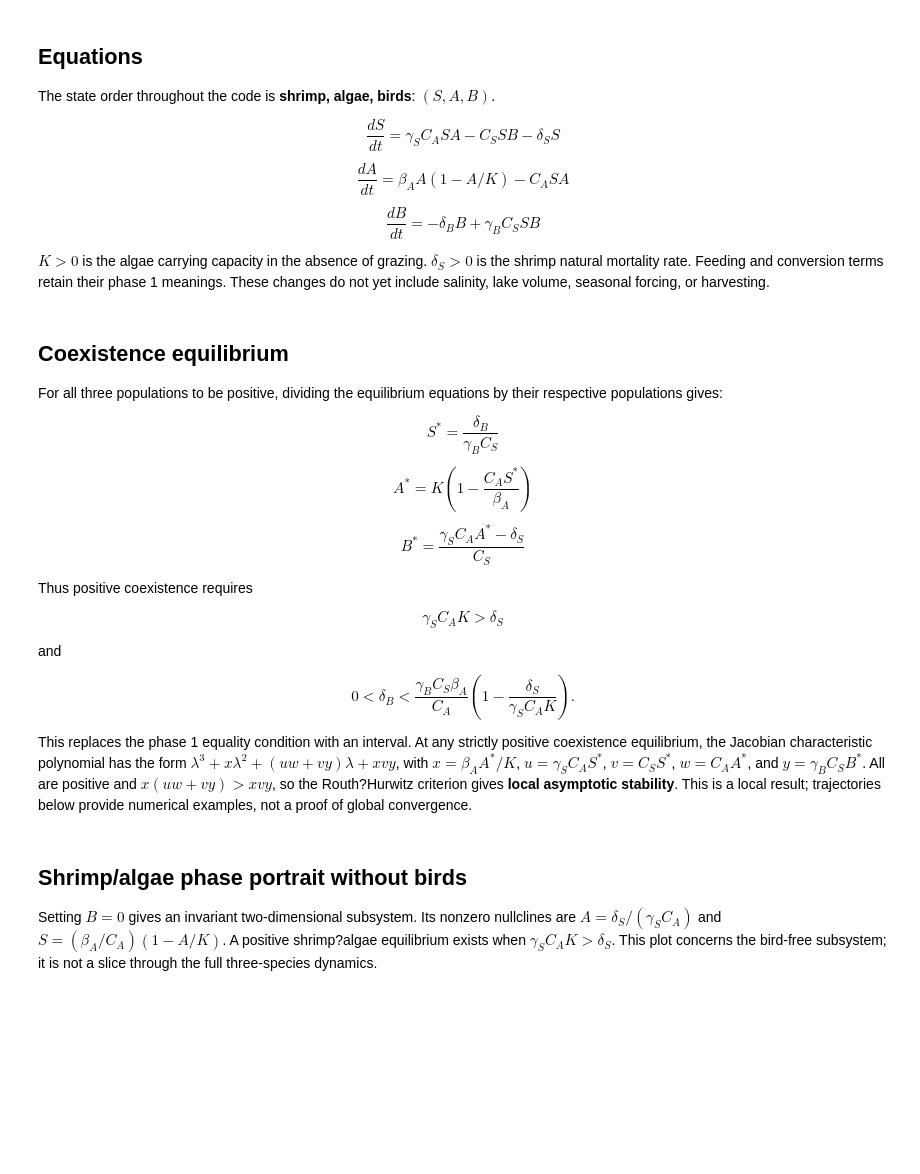
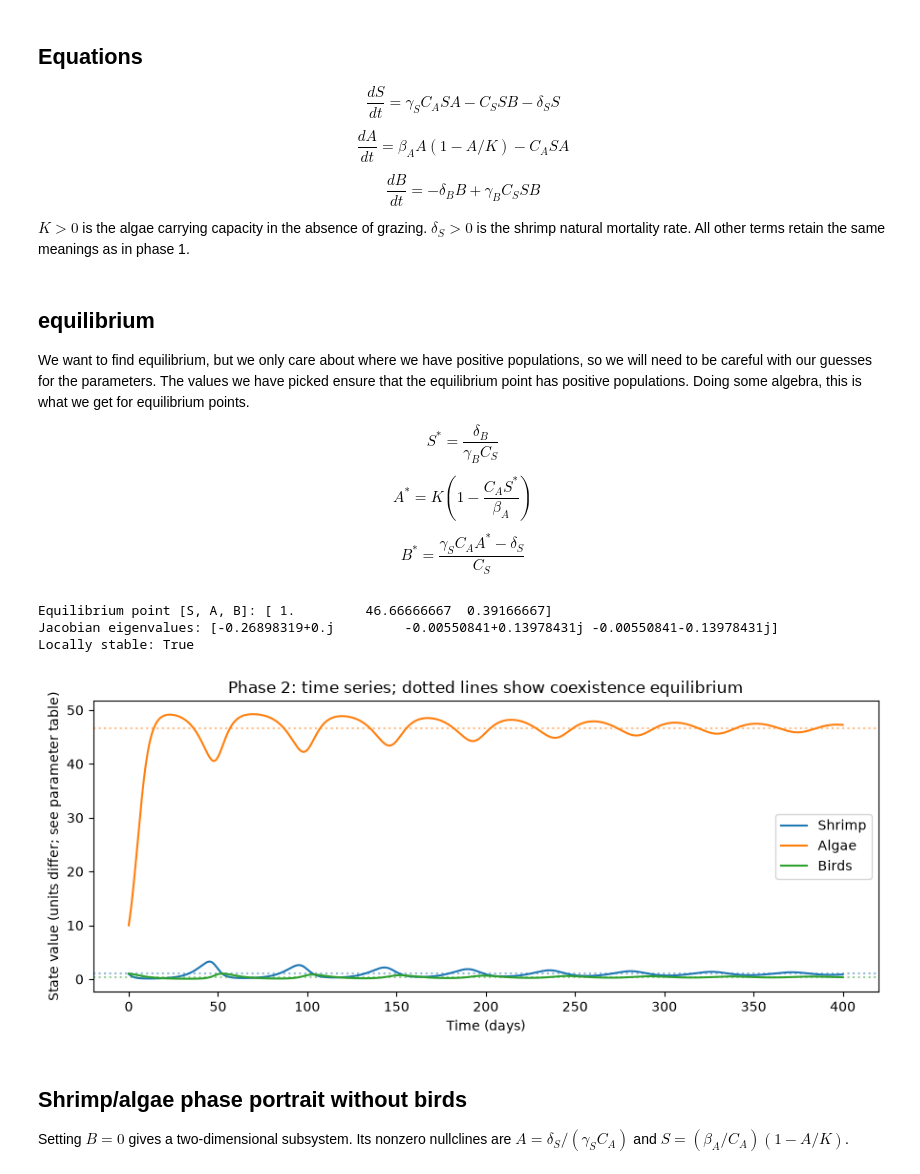
Before and after one commit to lukerichards8/great-salt-lake-model, a Jupyter notebook: model2/phase2_model.ipynb, the cells around one changed output. Drawn from its saved outputs; the diff is of its cells as text; code cells hidden in the pictures; blank space fills up the shorter version.

Commit message:
Refined phase 2

```diff
--- a/model2/phase2_model.ipynb
+++ b/model2/phase2_model.ipynb
@@ -26,7 +24,5 @@ Initial guesses: `S0 = 1` shrimp/L, `A0 = 10` µg Chl-a/L, `B0 = 1` bird. Salini
 # %% [markdown]
 ## Equations
-
-The state order throughout the code is **shrimp, algae, birds**: $(S,A,B)$.
 
 $$
 \frac{dS}{dt} = \gamma_S C_A S A - C_S S B - \delta_S S
@@ -40,5 +36,5 @@ $$
 \frac{dB}{dt} = -\delta_B B + \gamma_B C_S S B
 $$
 
-$K>0$ is the algae carrying capacity in the absence of grazing. $\delta_S>0$ is the shrimp natural mortality rate. Feeding and conversion terms retain their phase 1 meanings. These changes do not yet include salinity, lake volume, seasonal forcing, or harvesting.
+$K>0$ is the algae carrying capacity in the absence of grazing. $\delta_S>0$ is the shrimp natural mortality rate. All other terms retain the same meanings as in phase 1.
 # %%
@@ -104,7 +79,7 @@ sol = simulate(p)
 # %% [markdown]
-## Coexistence equilibrium
+## equilibrium
 
-For all three populations to be positive, dividing the equilibrium equations by their respective populations gives:
+We want to find equilibrium, but we only care about where we have positive populations, so we will need to be careful with our guesses for the parameters. The values we have picked ensure that the equilibrium point has positive populations. Doing some algebra, this is what we get for equilibrium points.
 
 $$
 S^* = \frac{\delta_B}{\gamma_B C_S}
@@ -117,61 +92,50 @@ $$
 $$
 B^* = \frac{\gamma_S C_A A^* - \delta_S}{C_S}
 $$
-
-Thus positive coexistence requires
-
-$$
-\gamma_S C_A K > \delta_S
-$$
-
-and
-
-$$
-0 < \delta_B < \frac{\gamma_B C_S \beta_A}{C_A}
-\left(1-\frac{\delta_S}{\gamma_S C_A K}\right).
-$$
-
-This replaces the phase 1 equality condition with an interval. At any strictly positive coexistence equilibrium, the Jacobian characteristic polynomial has the form $\lambda^3+x\lambda^2+(uw+vy)\lambda+xvy$, with $x=\beta_A A^*/K$, $u=\gamma_S C_A S^*$, $v=C_S S^*$, $w=C_A A^*$, and $y=\gamma_B C_S B^*$. All are positive and $x(uw+vy)>xvy$, so the Routh?Hurwitz criterion gives **local asymptotic stability**. This is a local result; trajectories below provide numerical examples, not a proof of global convergence.
 # %%
-def coexistence(p):
-    S = p.delta_B/(p.gamma_B*p.C_S)
-    A = p.K*(1 - p.C_A*S/p.beta_A)
-    B = (p.gamma_S*p.C_A*A - p.delta_S)/p.C_S
+def equilibrium():
+    S = delta_B/(gamma_B*C_S)
+    A = K*(1 - C_A*S/beta_A)
+    B = (gamma_S*C_A*A - delta_S)/C_S
     return np.array([S, A, B])
 
-def jacobian(state, p):
+def jacobian(state):
     S, A, B = state
     return np.array([
-        [p.gamma_S*p.C_A*A-p.C_S*B-p.delta_S, p.gamma_S*p.C_A*S, -p.C_S*S],
-        [-p.C_A*A, p.beta_A*(1-2*A/p.K)-p.C_A*S, 0],
-        [p.gamma_B*p.C_S*B, 0, -p.delta_B+p.gamma_B*p.C_S*S],
+        [gamma_S*C_A*A-C_S*B-delta_S, gamma_S*C_A*S, -C_S*S],
+        [-C_A*A, beta_A*(1-2*A/K)-C_A*S, 0],
+        [gamma_B*C_S*B, 0, -delta_B+gamma_B*C_S*S],
     ])
 
-eq = coexistence(p)
-threshold = p.gamma_B*p.C_S*p.beta_A/p.C_A*(1-p.delta_S/(p.gamma_S*p.C_A*p.K))
-print('Coexistence candidate [S, A, B]:', eq)
-print('Upper bird mortality bound:', threshold)
+eq = equilibrium()
+threshold = gamma_B*C_S*beta_A/C_A*(1-delta_S/(gamma_S*C_A*K))
+print('Equilibrium point [S, A, B]:', eq)
 if np.all(eq > 0):
-    assert np.allclose(rhs(0, eq, p), 0, atol=1e-10)
-    eigenvalues = np.linalg.eigvals(jacobian(eq, p))
+    assert np.allclose(rhs(0, eq, delta_B), 0, atol=1e-10)
+    eigenvalues = np.linalg.eigvals(jacobian(eq))
     print('Jacobian eigenvalues:', eigenvalues)
     print('Locally stable:', np.all(eigenvalues.real < 0))
 else:
-    print('The coexistence candidate is not strictly positive for these parameters.')
+    print('The equilibrium point is not strictly positive for these parameters.')
+# %% [output]
+Equilibrium point [S, A, B]: [ 1.         46.66666667  0.39166667]
+Jacobian eigenvalues: [-0.26898319+0.j         -0.00550841+0.13978431j -0.00550841-0.13978431j]
+Locally stable: True
 # %%
 fig, ax = plt.subplots(figsize=(9, 4))
 for i, label in enumerate(['Shrimp', 'Algae', 'Birds']):
     line, = ax.plot(sol.t, sol.y[i], label=label)
     if np.all(eq > 0):
         ax.axhline(eq[i], color=line.get_color(), linestyle=':', alpha=0.5)
 ax.set(xlabel='Time (days)', ylabel='State value (units differ; see parameter table)',
        title='Phase 2: time series; dotted lines show coexistence equilibrium')
 ax.legend()
 fig.tight_layout()
-save_figure(fig, "time_series.png")
 plt.show()
+# %% [output]
+[figure, added]
 # %% [markdown]
 ## Shrimp/algae phase portrait without birds
 
-Setting $B=0$ gives an invariant two-dimensional subsystem. Its nonzero nullclines are $A=\delta_S/(\gamma_S C_A)$ and $S=(\beta_A/C_A)(1-A/K)$. A positive shrimp?algae equilibrium exists when $\gamma_S C_A K>\delta_S$. This plot concerns the bird-free subsystem; it is not a slice through the full three-species dynamics.
+Setting $B=0$ gives a two-dimensional subsystem. Its nonzero nullclines are $A=\delta_S/(\gamma_S C_A)$ and $S=(\beta_A/C_A)(1-A/K)$.
 # %%
```
Also changed, not shown: parts of 9 cells of this notebook, 1 other file.
